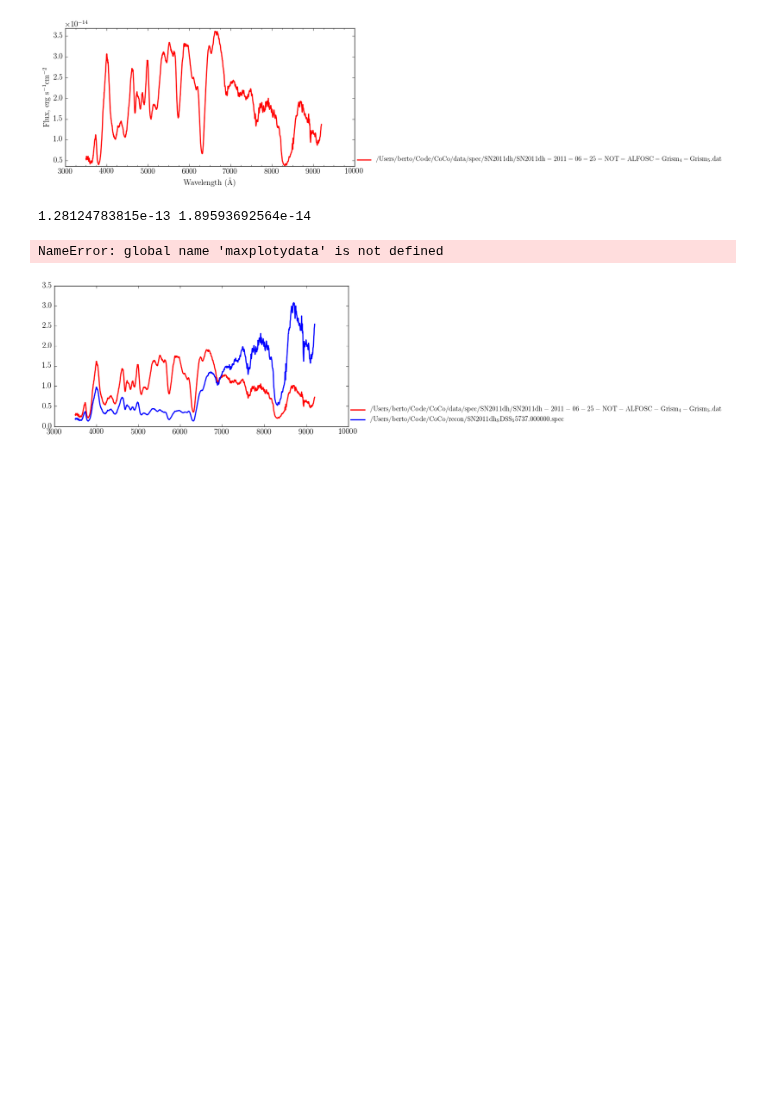
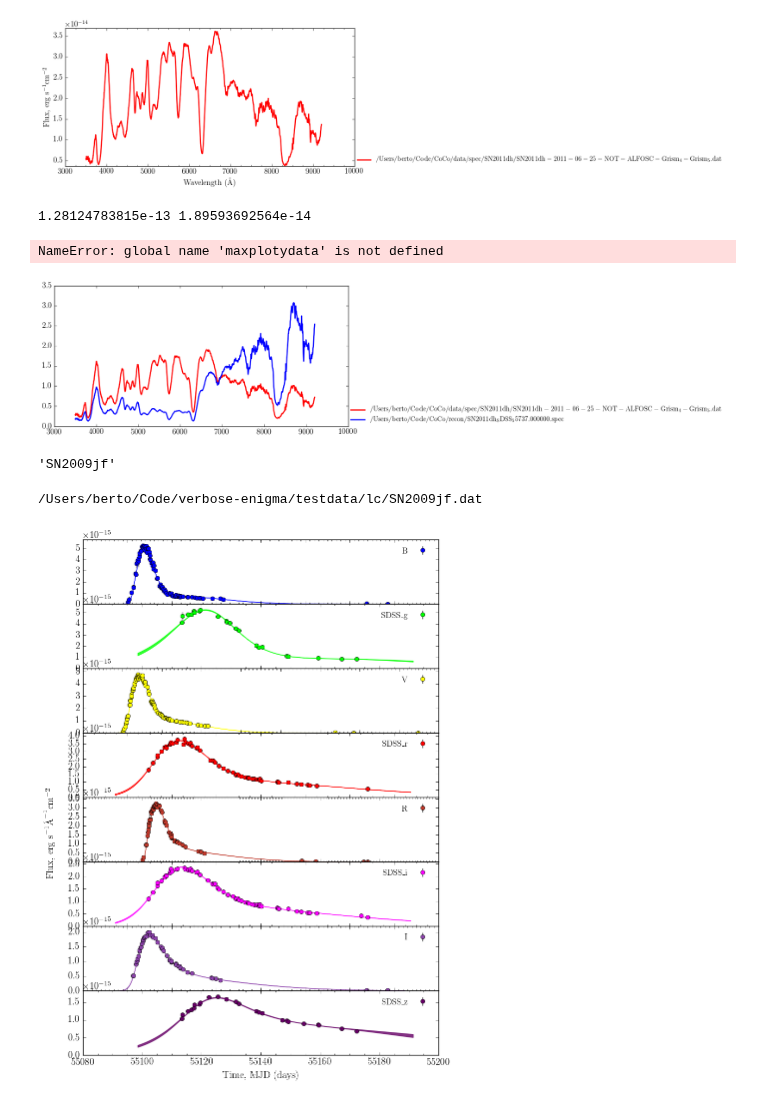
Before and after one commit to UoS-SNe/pycoco, a Jupyter notebook: notebooks/pycoco_CoCo_recon.ipynb, the cells around one changed output. Cells and saved outputs as stored; diff of their text form; code cells hidden in the pictures; blank space fills up the shorter version.

Commit message:
axis tweaks for Phot, also checking output of new CoCo version

```diff
--- a/notebooks/pycoco_CoCo_recon.ipynb
+++ b/notebooks/pycoco_CoCo_recon.ipynb
@@ -148,3 +148,16 @@ pcc.compare_spec(S, mS)
 1.28124783815e-13 1.89593692564e-14
 NameError: global name 'maxplotydata' is not defined
 [figure]
+# %%
+sn = pcc.SNClass('SN2009jf')
+sn.name
+# %% [output]
+'SN2009jf'
+# %%
+sn.load_phot()
+recon_filename = os.path.abspath(os.path.join('/Users/berto/Code/CoCo/recon/', 'SN2009jf.dat'))
+sn.get_lcfit(recon_filename)
+sn.plot_lc()
+# %% [output]
+/Users/berto/Code/verbose-enigma/testdata/lc/SN2009jf.dat
+[figure, added]
```
Also changed, not shown: 3 other files.
